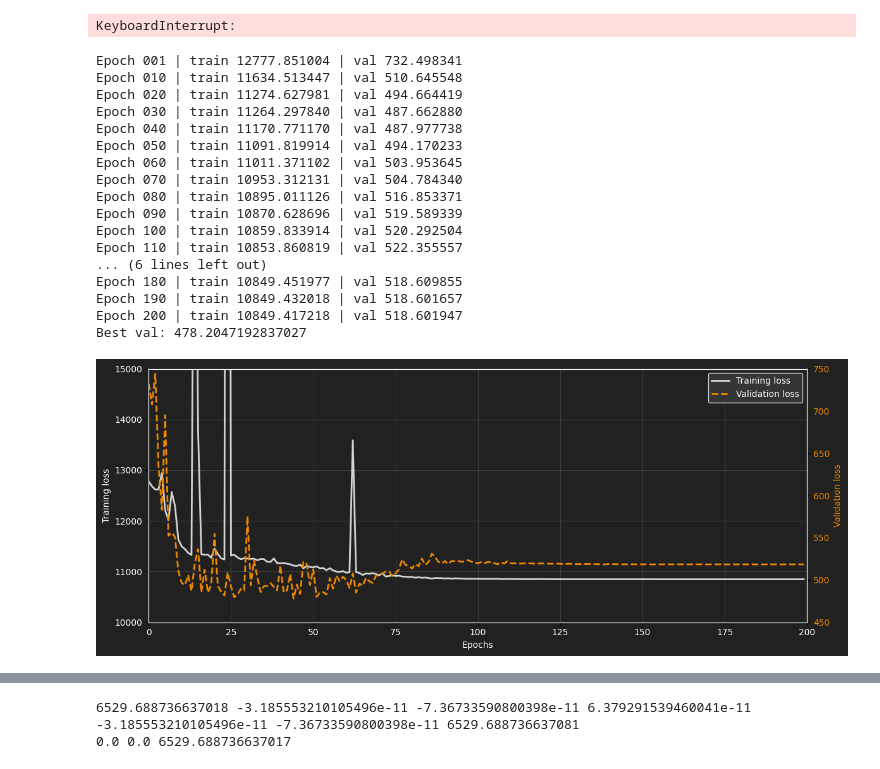
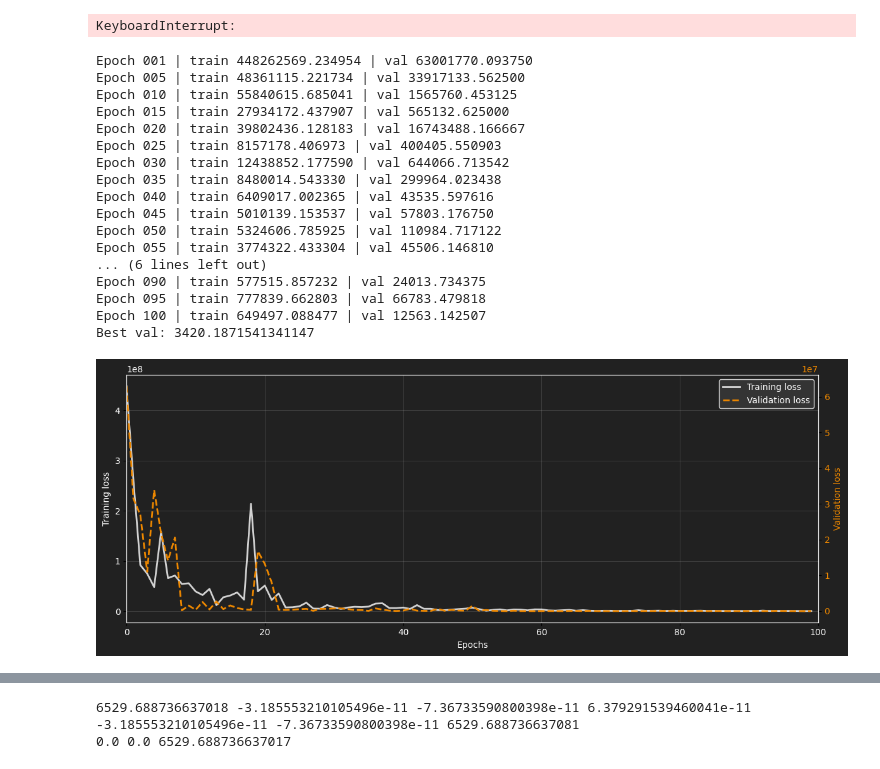
Before and after one commit to bartutuncay/mpnn_fem, a Jupyter notebook: hgt_train_1114.ipynb, the cells around one changed output, grey strips where cells are left out. Drawn from its saved outputs; the diff is of its cells as text; code cells hidden in the pictures.

```diff
--- a/hgt_train_1114.ipynb
+++ b/hgt_train_1114.ipynb
@@ -2,7 +2,7 @@
 # Load Dataset
 
 import torch
-dataset = torch.load("../torchfem_dataset/panel_plasticity_2/panel_combined_2.pt",weights_only=False)
+dataset = torch.load("../torchfem_dataset/panel_plasticity_2/panel_combined_3.pt",weights_only=False)
 # %%
 ## Training loop with HGT - multiple samples single output
 # Problems: loss does not decrease, key data discarded
@@ -218,14 +218,14 @@ def build_laststep_features(data, dtype=torch.float32):
 
     # Target: nodes → u_ts[-1] (3D)
     data['nodes'].y_u = data['nodes'].u_ts[t].to(dtype)
-    data['nodes'].y_fint = data['nodes'].f_int[t].to(dtype)
+    data['nodes'].y_fint = data['nodes'].f_ts[t].to(dtype)
 
     # Target: elements
     data['elements'].y_s = data['elements'].s_ts[t].to(dtype).reshape(-1, 9)
     #data['elements'].y_d = data['elements'].d_ts[t].to(dtype)
 
     # (Optional) free large tensors you won't use further to save RAM/VRAM
-    del data['nodes'].pos, data['nodes'].bc, data['nodes'].u_ts, data['nodes'].f_ext, data['nodes'].f_int, data['elements'].s_ts, data['elements'].d_ts, data['elements'].material
+    del data['nodes'].pos, data['nodes'].bc, data['nodes'].u_ts, data['nodes'].f_ext, data['nodes'].f_int, data['elements'].s_ts, data['elements'].d_ts, data['elements'].material, data['nodes'].f_ts
     #print(data.keys)
 
     return data
@@ -300,27 +300,27 @@ in_dims = {
     'elements': dataset[0]['elements'].x.size(-1),
 }
 
-model = HGTMultipleOutput(metadata, in_dims, hidden=32, heads=2).to(device)
+model = HGTMultipleOutput(metadata, in_dims, hidden=64, heads=2).to(device)
 opt = torch.optim.AdamW(model.parameters(), lr=2e-3, weight_decay=1e-4)
 scheduler = torch.optim.lr_scheduler.ReduceLROnPlateau(opt, mode='min', factor=0.5, patience=10)
 
 ## Losses
-ALPHA_FINT = 0.5   # node f_int aux
-BETA_S     = 0.2   # element stress aux
-GAMMA_D    = 0.1   # element damage aux (used only if available)
-LAMBDA_EQ  = 0.1   # equilibrium regularizer on nodes
+ALPHA_FINT = 0.4   # node f_int aux
+BETA_S     = 0.3   # element stress aux
+#GAMMA_D    = 0.0   # element damage aux (used only if available)
+LAMBDA_EQ  = 0.2   # equilibrium regularizer on nodes
 
 def compute_losses(batch, pred):
     # Nodes
     y_u    = batch['nodes'].y_u
     y_fint = batch['nodes'].y_fint
     fext   = batch['nodes'].fext
-    bc = batch['boundary'].x[:,:3]
+    bc = batch['nodes'].x[:,:3]
     pu, pf = pred['u'], pred['fint']
 
     L_u    = F.mse_loss(pu, y_u)
     L_fint = F.mse_loss(pf, y_fint)
-    L_eq   = F.mse_loss((torch.ones_like(fext)-bc)*(pf + fext), torch.zeros_like(fext))
+    L_eq   = F.mse_loss(((torch.ones_like(bc)-bc)*(pf - fext)).sum(),torch.Tensor([0.]).to(device))
 
     # Elements
     ps = pred['s']
@@ -357,7 +357,7 @@ def run_epoch(loader, train=True):
     return total / max(1, n)
 
 
-EPOCHS = 200
+EPOCHS = 100
 best_val = float('inf')
 best_state = None
 
@@ -373,16 +373,16 @@ for epoch in range(1, EPOCHS+1):
     if va < best_val:
         best_val = va
         best_state = {k: v.detach().cpu().clone() for k, v in model.state_dict().items()}
-    if epoch % 10 == 0 or epoch == 1:
+    if epoch % 5 == 0 or epoch == 1:
         print(f"Epoch {epoch:03d} | train {tr:.6f} | val {va:.6f}")
 
 if best_state is not None:
     model.load_state_dict(best_state)
-torch.save(model.state_dict(), "hgt_multitask_best.pt")
+torch.save(model.state_dict(), "hgt_multitask_best_1511.pt")
 print("Best val:", best_val)
 
 loss_df = pd.DataFrame(losses)
-loss_df.to_csv('training_loss_multihead.csv')
+loss_df.to_csv('training_loss_multihead_1511.csv')
 
 ##FIXES:
 # normalize features
@@ -391,6 +391,7 @@ loss_df.to_csv('training_loss_multihead.csv')
 # check loss functions
 
 ##TODO:
+# equivariant positional encoding
 # temporal model
 # simple conv blocks
 # visualization
@@ -406,27 +407,26 @@ loss_df.to_csv('training_loss_multihead.csv')
 # large scale generalization
 
 ##NEW:
-# equivariant positional encoding
 # remove positional encoding from nodes
 # check internal-external force equilibrium for all simulations
 # %% [output]
-Epoch 001 | train 12777.851004 | val 732.498341
-Epoch 010 | train 11634.513447 | val 510.645548
-Epoch 020 | train 11274.627981 | val 494.664419
-Epoch 030 | train 11264.297840 | val 487.662880
-Epoch 040 | train 11170.771170 | val 487.977738
-Epoch 050 | train 11091.819914 | val 494.170233
-Epoch 060 | train 11011.371102 | val 503.953645
-Epoch 070 | train 10953.312131 | val 504.784340
-Epoch 080 | train 10895.011126 | val 516.853371
-Epoch 090 | train 10870.628696 | val 519.589339
-Epoch 100 | train 10859.833914 | val 520.292504
-Epoch 110 | train 10853.860819 | val 522.355557
+Epoch 001 | train 448262569.234954 | val 63001770.093750
+Epoch 005 | train 48361115.221734 | val 33917133.562500
+Epoch 010 | train 55840615.685041 | val 1565760.453125
+Epoch 015 | train 27934172.437907 | val 565132.625000
+Epoch 020 | train 39802436.128183 | val 16743488.166667
+Epoch 025 | train 8157178.406973 | val 400405.550903
+Epoch 030 | train 12438852.177590 | val 644066.713542
+Epoch 035 | train 8480014.543330 | val 299964.023438
+Epoch 040 | train 6409017.002365 | val 43535.597616
+Epoch 045 | train 5010139.153537 | val 57803.176750
+Epoch 050 | train 5324606.785925 | val 110984.717122
+Epoch 055 | train 3774322.433304 | val 45506.146810
 ... (6 lines left out)
-Epoch 180 | train 10849.451977 | val 518.609855
-Epoch 190 | train 10849.432018 | val 518.601657
-Epoch 200 | train 10849.417218 | val 518.601947
-Best val: 478.2047192837027
+Epoch 090 | train 577515.857232 | val 24013.734375
+Epoch 095 | train 777839.662803 | val 66783.479818
+Epoch 100 | train 649497.088477 | val 12563.142507
+Best val: 3420.1871541341147
 # %%
 ## Plot Losses
 import matplotlib.pyplot as plt
@@ -439,37 +439,37 @@ plt, ax1 = plt.subplots()
 plt.set_figwidth(12)
 plt.patch.set_facecolor('#212121')
 ax1.set_facecolor('#212121')
 ax1.grid(alpha=0.2)
 x = np.arange(0,loss_np.shape[0])
 ax1.plot(x, loss_np[:,0], label='Training loss', linewidth=2,color='white',alpha=0.8)
 ax1.set_xlabel('Epochs',color='white')
-ax1.set_ylim(10000,15000)
+#ax1.set_ylim(8000,15000)
 ax1.set_ylabel('Training loss', color='white')
 ax1.tick_params(axis='x', labelcolor='white')
 ax1.tick_params(axis='y', labelcolor='white')
 
 # Create a second y-axis that shares the same x-axis
 ax2 = ax1.twinx()
 ax2.plot(x, loss_np[:,1], color='#ee8800', label='Validation loss', linewidth=2, linestyle='--')
-ax2.set_ylim(450,750)
+#ax2.set_ylim(2000,5000)
 ax2.set_ylabel('Validation loss', color='#ee8800')
 ax2.tick_params(axis='y', labelcolor='#ee8800')
 
 for spine in ax1.spines.values():
     spine.set_color('white')
 for spine in ax2.spines.values():
     spine.set_color('white')
 
 
-ax1.set_xlim(0,200)
+ax1.set_xlim(0,100)
 # Optional: combine legends
 lines_1, labels_1 = ax1.get_legend_handles_labels()
 lines_2, labels_2 = ax2.get_legend_handles_labels()
 ax1.legend(lines_1 + lines_2, labels_1 + labels_2, loc='upper right', facecolor='#3a3a3a', edgecolor='white', labelcolor='white')
 plt.tight_layout()
 plt.show()
 # %% [output]
-[figure, old version]
+[figure, new version]
 # %%
 ## Validation Cases
 from pathlib import Path
```
Also changed, not shown: parts of 6 cells of this notebook, 6 other files.
